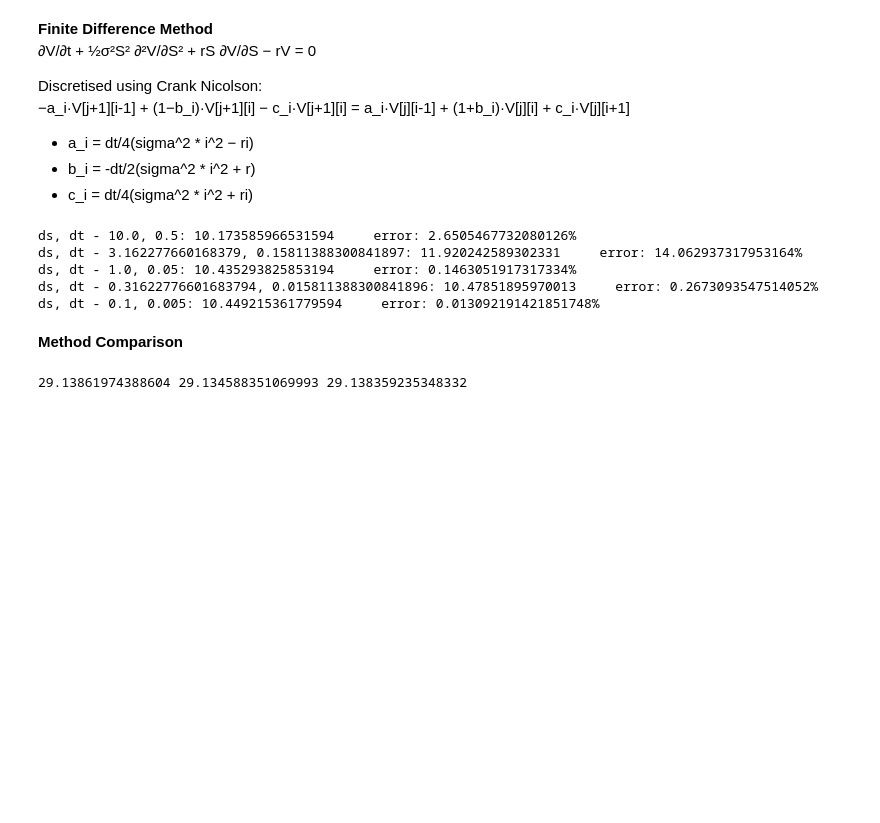
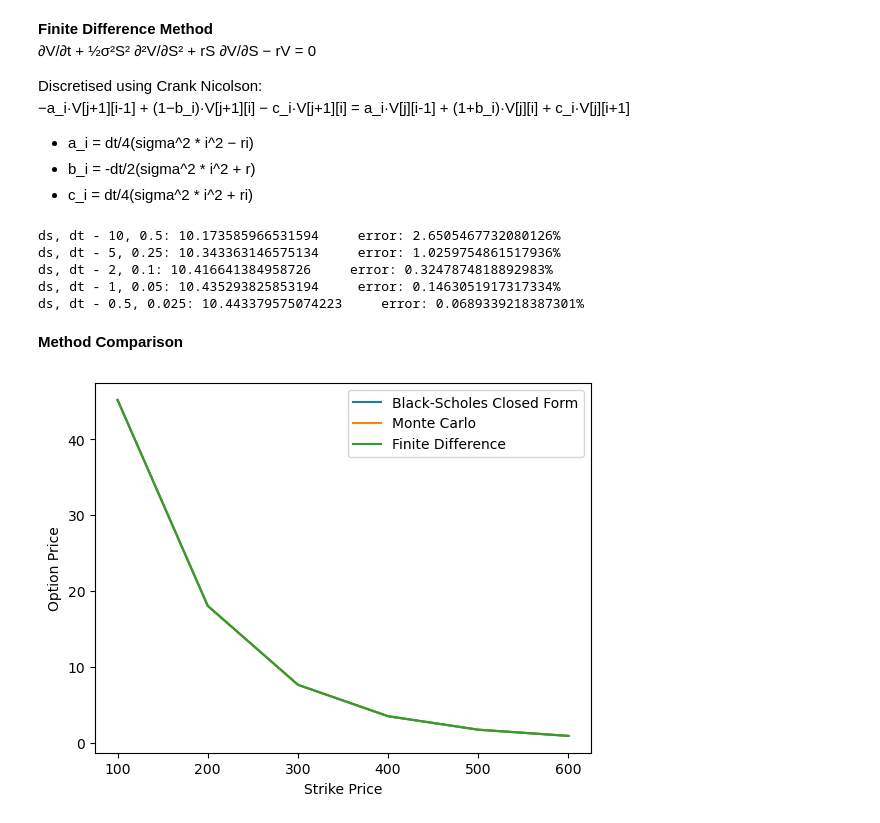
Before and after one commit to Callum-Masson/option-pricing-comparison, a Jupyter notebook: options.ipynb, the cells around one changed output. Drawn from its saved outputs; the diff is of its cells as text; code cells hidden in the pictures; blank space fills up the shorter version.

```diff
--- a/options.ipynb
+++ b/options.ipynb
@@ -110,29 +122,44 @@ def fin_diff(S, K, T, r, sigma, ds, dt, S_max):
 
     return price
 
-
+ds = [10,5,2,1,0.5]
+dt = [0.5,0.25,0.1,0.05,0.025]
 for i in range(5):
-    fd = fin_diff(S,K,T, r,sigma, ds=10/10**(i/2), dt=0.5/10**(i/2), S_max=1000)
-    print(f"ds, dt - {10/10**(i/2)}, {0.5/10**(i/2)}: {fd}     error: {abs(fd-bs)/bs * 100}%")
+    fd = fin_diff(S,K,T, r,sigma, ds=ds[i], dt=dt[i], S_max=1000)
+    print(f"ds, dt - {ds[i]}, {dt[i]}: {fd}     error: {abs(fd-bs)/bs * 100}%")
 # %% [output]
-ds, dt - 10.0, 0.5: 10.173585966531594     error: 2.6505467732080126%
-ds, dt - 3.162277660168379, 0.15811388300841897: 11.920242589302331     error: 14.062937317953164%
-ds, dt - 1.0, 0.05: 10.435293825853194     error: 0.1463051917317334%
-ds, dt - 0.31622776601683794, 0.015811388300841896: 10.47851895970013     error: 0.2673093547514052%
-ds, dt - 0.1, 0.005: 10.449215361779594     error: 0.013092191421851748%
+ds, dt - 10, 0.5: 10.173585966531594     error: 2.6505467732080126%
+ds, dt - 5, 0.25: 10.343363146575134     error: 1.0259754861517936%
+ds, dt - 2, 0.1: 10.416641384958726     error: 0.3247874818892983%
+ds, dt - 1, 0.05: 10.435293825853194     error: 0.1463051917317334%
+ds, dt - 0.5, 0.025: 10.443379575074223     error: 0.0689339218387301%
 # %% [markdown]
 **Method Comparison**
 # %%
 S = 100
-K = 100
-T = 5
+
+T = 10
 r = 0.05
 sigma = 0.2
 
-bs_price = black_scholes(S, K, T, r, sigma)
-mc_price = monte_carlo(S, K, T, r, sigma, N = 20000000)
-fd_price = fin_diff(S, K, T, r, sigma, ds=0.5 ,dt=0.01 ,S_max=1000)
+bs_price = []
+mc_price = []
+fd_price = []
 
-print(bs_price, mc_price, fd_price)
+for i in range(6):
+    K = (i+1)*100
+    bs_price.append(black_scholes(S, K, T, r, sigma))
+    mc_price.append(monte_carlo(S, K, T, r, sigma, N = 20000000))
+    fd_price.append(fin_diff(S, K, T, r, sigma, ds=0.5 ,dt=0.01 ,S_max=1000))
+
+strike = np.arange(100,700,100)
+
+plt.plot(strike, bs_price, label='Black-Scholes Closed Form')
+plt.plot(strike, mc_price, label='Monte Carlo')
+plt.plot(strike, fd_price, label='Finite Difference')
+plt.legend()
+plt.ylabel('Option Price')
+plt.xlabel('Strike Price')
+plt.show()
 # %% [output]
-29.13861974388604 29.134588351069993 29.138359235348332
+[figure, added]
```
Also changed, not shown: parts of 3 cells of this notebook.
